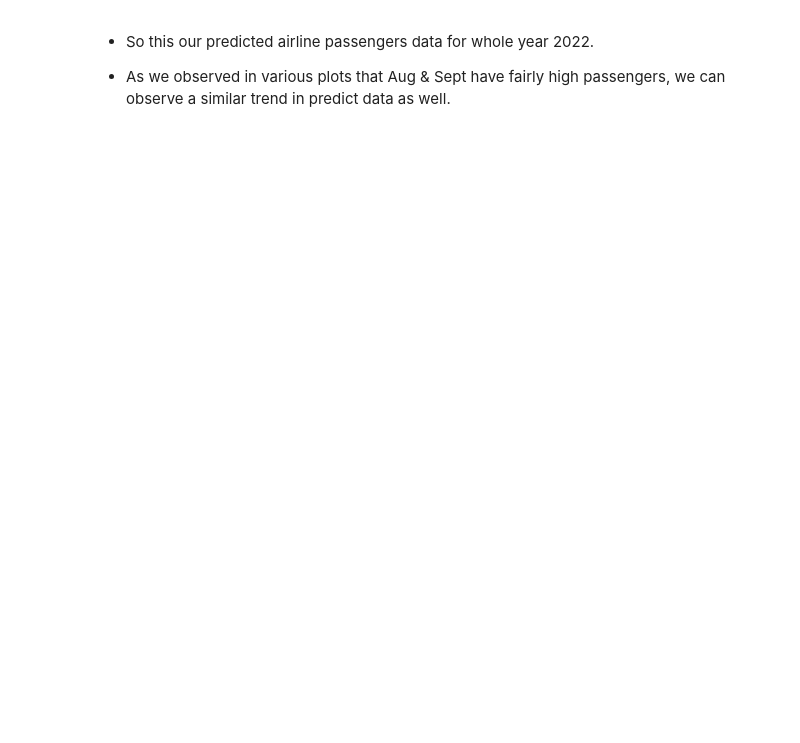
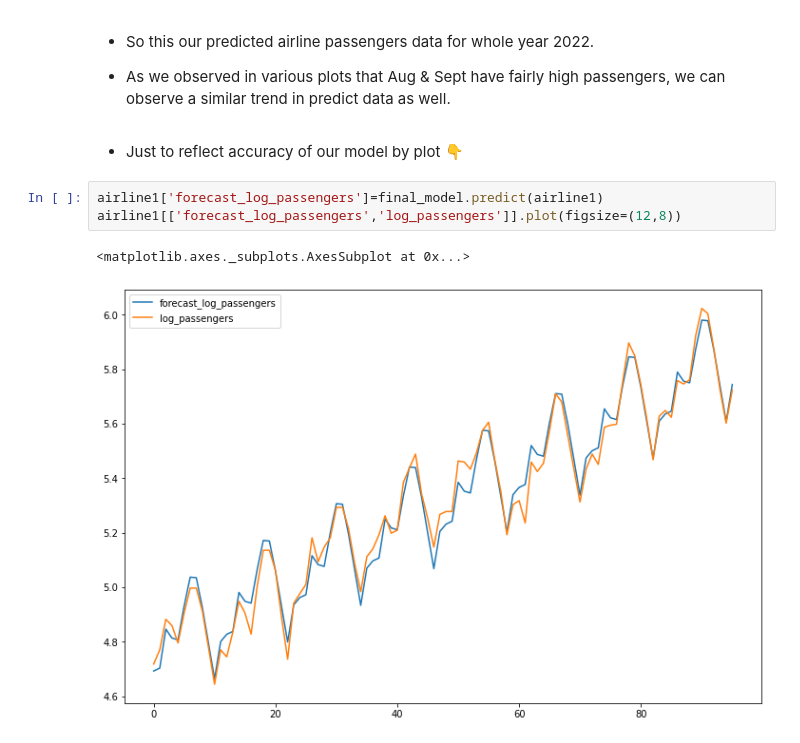
Before and after one commit to manasik29/Assignment_Forecasting_Airline_Passengers_Seats, a Jupyter notebook: Forecasting_Airlines_Passenger_Data.ipynb, the cells around one changed output. Drawn from its saved outputs; the diff is of its cells as text; blank space fills up the shorter version.

```diff
--- a/Forecasting_Airlines_Passenger_Data.ipynb
+++ b/Forecasting_Airlines_Passenger_Data.ipynb
@@ -507,3 +507,11 @@ predict_data
 - So this our predicted airline passengers data for whole year 2022.
 
 - As we observed in various plots that Aug & Sept have fairly high passengers, we can observe a similar trend in predict data as well.
+# %% [markdown]
+- Just to reflect accuracy of our model by plot 👇
+# %%
+airline1['forecast_log_passengers']=final_model.predict(airline1)
+airline1[['forecast_log_passengers','log_passengers']].plot(figsize=(12,8))
+# %% [output]
+<matplotlib.axes._subplots.AxesSubplot at 0x...>
+[figure, added]
```
